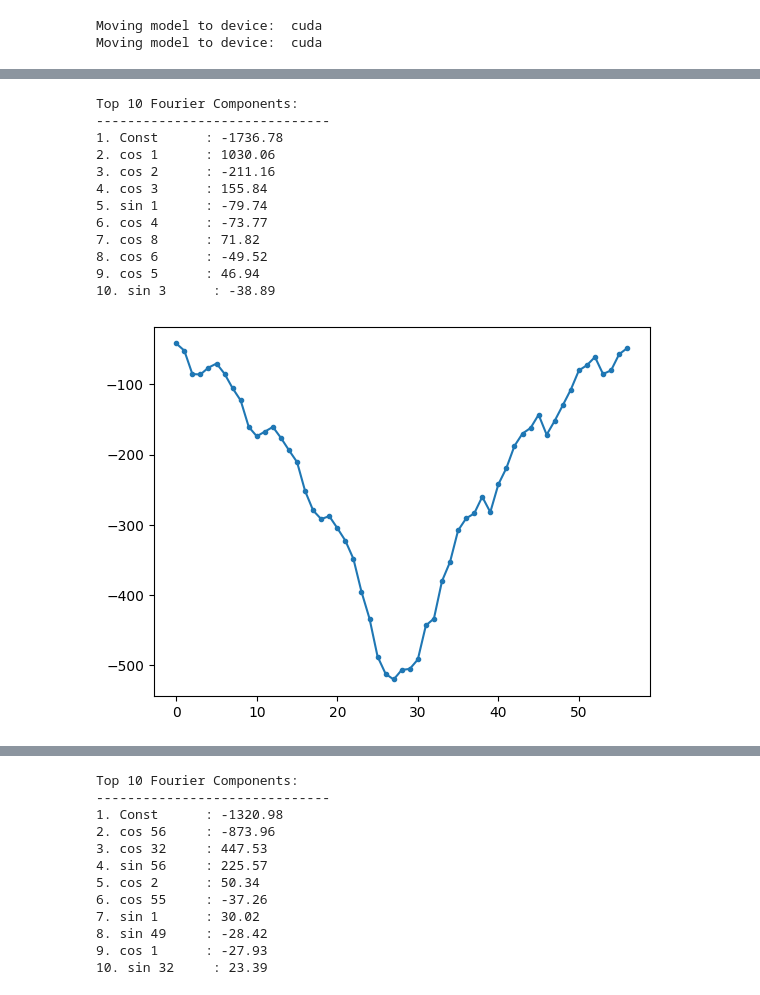
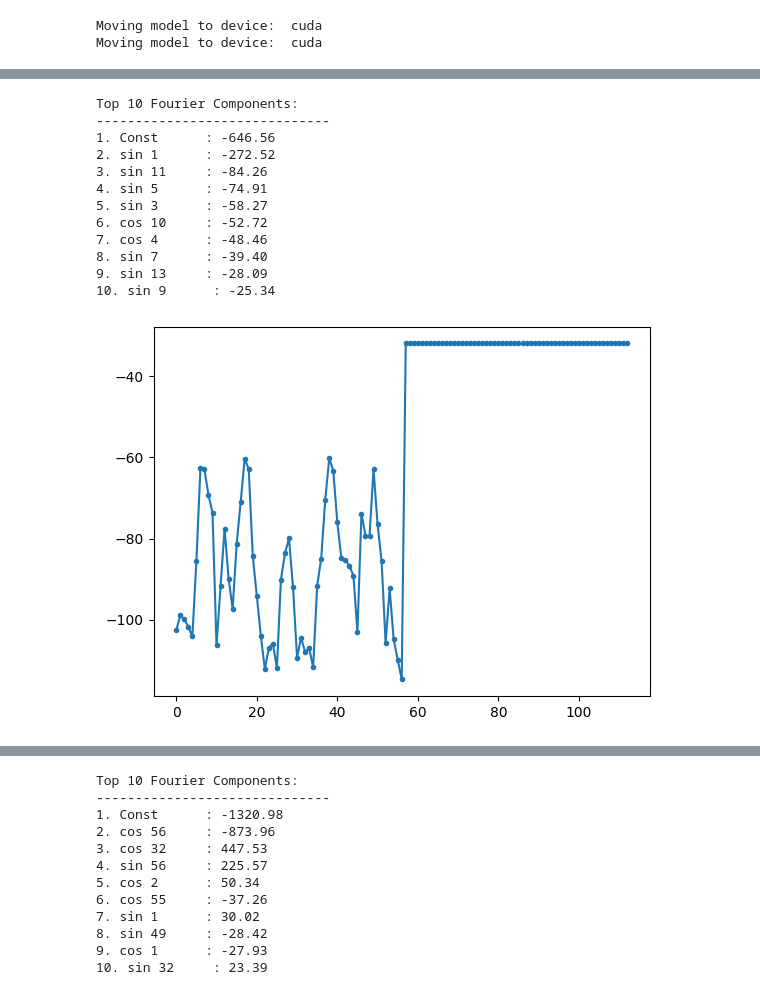
Before and after one commit to karthikviswanathn/toy-models-of-preference-learning, a Jupyter notebook: scribe-notebooks/testing_less_than_preference.ipynb, the cells around one changed output, grey strips where cells are left out. Cells and saved outputs as stored; diff of their text form; code cells hidden in the pictures.

```diff
--- a/scribe-notebooks/testing_less_than_preference.ipynb
+++ b/scribe-notebooks/testing_less_than_preference.ipynb
@@ -36,12 +36,13 @@ import torch.optim as optim
 import numpy as np
 from trainer.tokenizer import ModularAdditionTokenizer
 import matplotlib.pyplot as plt
+from trainer.utils import fourier_transform_1d, get_fourier_basis,get_fourier_basis_names
 %matplotlib inline
 
 device = "cuda" if torch.cuda.is_available() else "cpu"
 print(f"Device: {device}")
 
-model = torch.load("../outputs/models/pt-g.pt", map_location=device, weights_only=False)
+model = torch.load("../outputs/runs/ptg_1L4H_d128_lr0.001_wd0.3_tf0.3_16851861/model.pt", map_location=device, weights_only=False)
 model.eval()
 print(f"Model: {model.cfg.n_layers}L{model.cfg.n_heads}H, d_model={model.cfg.d_model}, d_mlp={model.cfg.d_mlp}")
 
@@ -169,11 +167,11 @@ plt.show()
 # %%
-p_analysis = 57
+p_analysis = 113
 
-even_mask = np.array([(a + b) % p % 2 == 0 for a in range(p) for b in range(p)])
+even_mask = np.array([(a + b) % p < 57 for a in range(p) for b in range(p)])
 odd_mask = ~even_mask
 
-arr_even = eq_logits_np.reshape(p*p, -1)[even_mask].mean(axis=0)[order[:p_analysis]]
-arr_odd = eq_logits_np.reshape(p*p, -1)[odd_mask].mean(axis=0)[order[:p_analysis]]
+arr_even = eq_logits_np.reshape(p*p, -1)[even_mask].mean(axis=0)[:p_analysis]
+arr_odd = eq_logits_np.reshape(p*p, -1)[odd_mask].mean(axis=0)[:p_analysis]
 plot_and_analyze(arr_odd, p_analysis)
 # %% [output]
 Top 10 Fourier Components:
@@ -192,15 +195,16 @@ Top 10 Fourier Components:
 # %%
+plot_and_analyze(arr_even, p_analysis)
 # %% [output]
 Top 10 Fourier Components:
 ------------------------------
-1. Const      : -1736.78
-2. cos 1      : 1030.06
-3. cos 2      : -211.16
-4. cos 3      : 155.84
-5. sin 1      : -79.74
-6. cos 4      : -73.77
-7. cos 8      : 71.82
-8. cos 6      : -49.52
-9. cos 5      : 46.94
-10. sin 3      : -38.89
+1. Const      : -646.56
+2. sin 1      : -272.52
+3. sin 11     : -84.26
+4. sin 5      : -74.91
+5. sin 3      : -58.27
+6. cos 10     : -52.72
+7. cos 4      : -48.46
+8. sin 7      : -39.40
+9. sin 13     : -28.09
+10. sin 9      : -25.34
-[figure, old version]
+[figure, new version]
```
Also changed, not shown: parts of 15 cells of this notebook, 14 other files.
